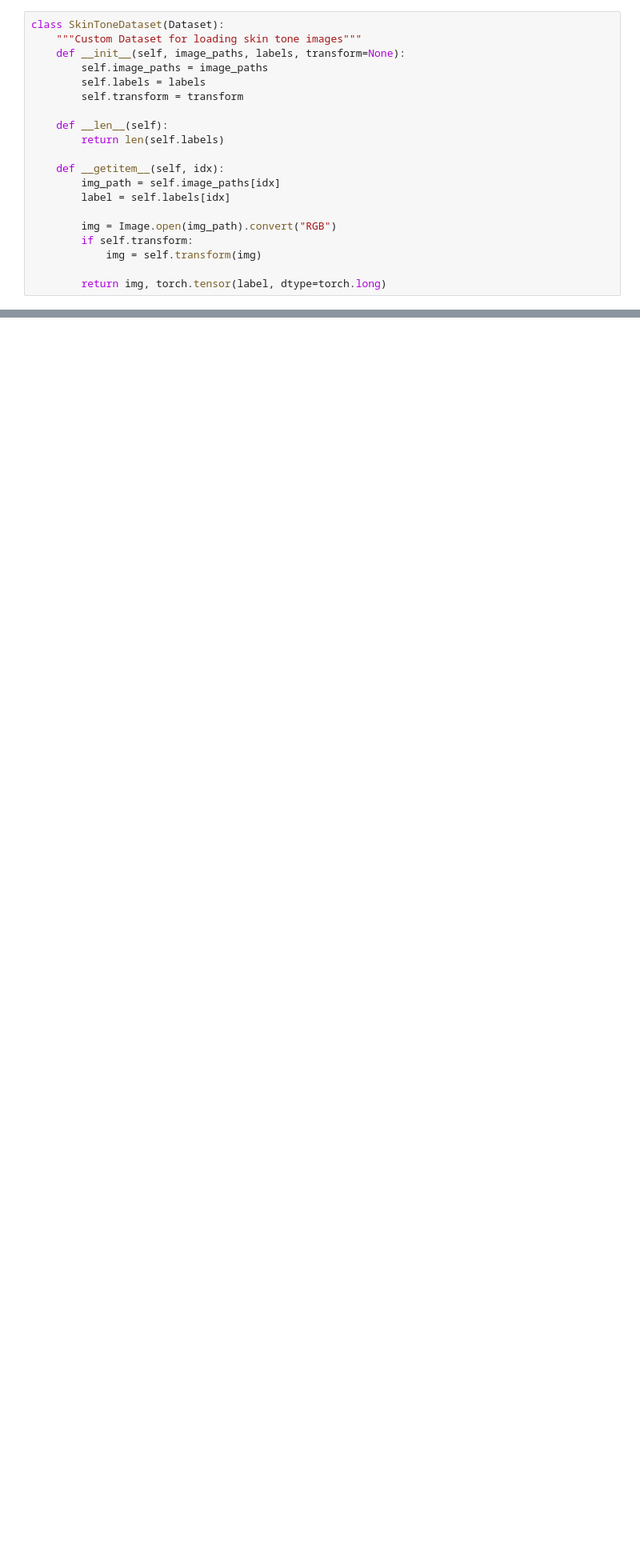
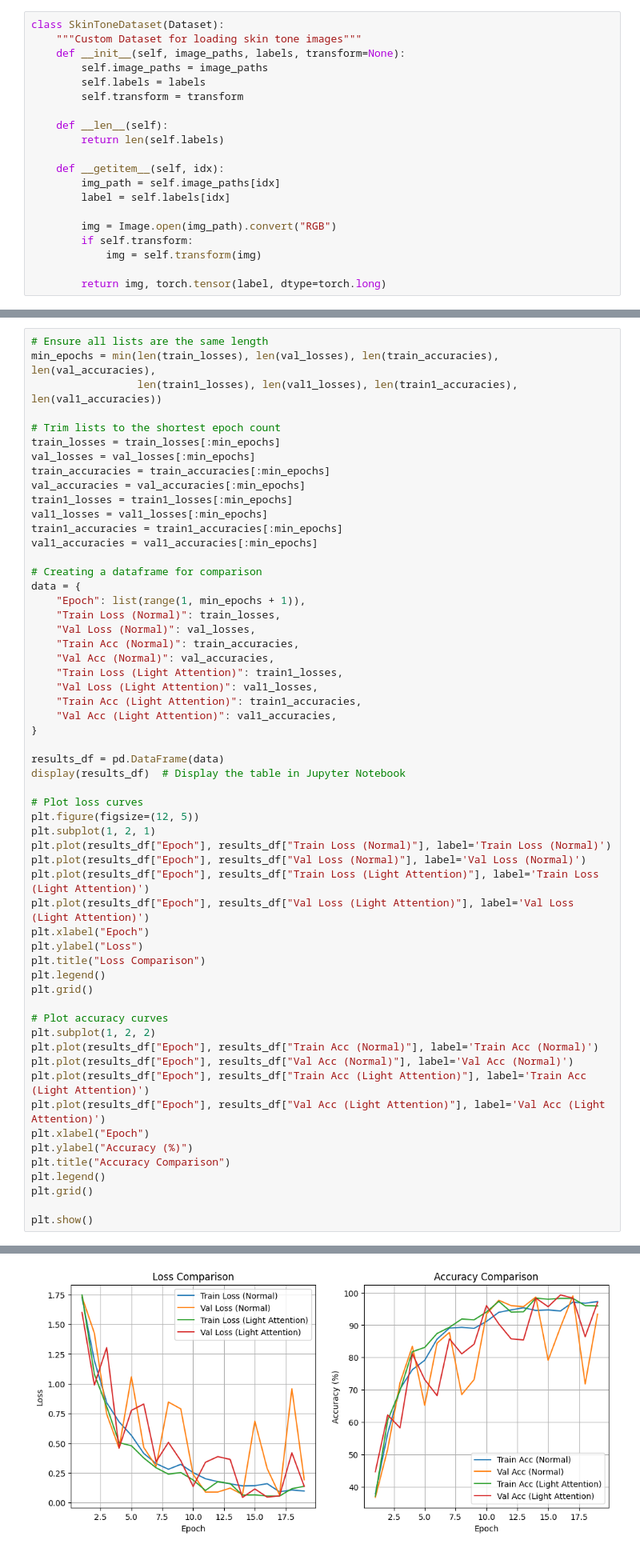
Before and after one commit to thecoderwithHat/Skin_tone-detector-and-makeup-recommender, a Jupyter notebook: notebook5d95578c5e.ipynb, the cells around one changed output, grey strips where cells are left out. Shown: that part at 80% size. Cells and saved outputs as stored; diff of their text form; blank space fills up the shorter version.

Commit message:
Kaggle Notebook | notebook5d95578c5e | V4(With light attention)

```diff
--- a/notebook5d95578c5e.ipynb
+++ b/notebook5d95578c5e.ipynb
@@ -389,0 +703,58 @@ plt.show()
+# %%
+# Ensure all lists are the same length
+min_epochs = min(len(train_losses), len(val_losses), len(train_accuracies), len(val_accuracies),
+                 len(train1_losses), len(val1_losses), len(train1_accuracies), len(val1_accuracies))
+
+# Trim lists to the shortest epoch count
+train_losses = train_losses[:min_epochs]
+val_losses = val_losses[:min_epochs]
+train_accuracies = train_accuracies[:min_epochs]
+val_accuracies = val_accuracies[:min_epochs]
+train1_losses = train1_losses[:min_epochs]
+val1_losses = val1_losses[:min_epochs]
+train1_accuracies = train1_accuracies[:min_epochs]
+val1_accuracies = val1_accuracies[:min_epochs]
+
+# Creating a dataframe for comparison
+data = {
+    "Epoch": list(range(1, min_epochs + 1)),
+    "Train Loss (Normal)": train_losses,
+    "Val Loss (Normal)": val_losses,
+    "Train Acc (Normal)": train_accuracies,
+    "Val Acc (Normal)": val_accuracies,
+    "Train Loss (Light Attention)": train1_losses,
+    "Val Loss (Light Attention)": val1_losses,
+    "Train Acc (Light Attention)": train1_accuracies,
+    "Val Acc (Light Attention)": val1_accuracies,
+}
+
+results_df = pd.DataFrame(data)
+display(results_df)  # Display the table in Jupyter Notebook
+
+# Plot loss curves
+plt.figure(figsize=(12, 5))
+plt.subplot(1, 2, 1)
+plt.plot(results_df["Epoch"], results_df["Train Loss (Normal)"], label='Train Loss (Normal)')
+plt.plot(results_df["Epoch"], results_df["Val Loss (Normal)"], label='Val Loss (Normal)')
+plt.plot(results_df["Epoch"], results_df["Train Loss (Light Attention)"], label='Train Loss (Light Attention)')
+plt.plot(results_df["Epoch"], results_df["Val Loss (Light Attention)"], label='Val Loss (Light Attention)')
+plt.xlabel("Epoch")
+plt.ylabel("Loss")
+plt.title("Loss Comparison")
+plt.legend()
+plt.grid()
+
+# Plot accuracy curves
+plt.subplot(1, 2, 2)
+plt.plot(results_df["Epoch"], results_df["Train Acc (Normal)"], label='Train Acc (Normal)')
+plt.plot(results_df["Epoch"], results_df["Val Acc (Normal)"], label='Val Acc (Normal)')
+plt.plot(results_df["Epoch"], results_df["Train Acc (Light Attention)"], label='Train Acc (Light Attention)')
+plt.plot(results_df["Epoch"], results_df["Val Acc (Light Attention)"], label='Val Acc (Light Attention)')
+plt.xlabel("Epoch")
+plt.ylabel("Accuracy (%)")
+plt.title("Accuracy Comparison")
+plt.legend()
+plt.grid()
+
+plt.show()
+# %% [output]
@@ -389,0 +778 @@ plt.show()
+[figure, added]
```
Also changed, not shown: parts of 8 cells of this notebook.
